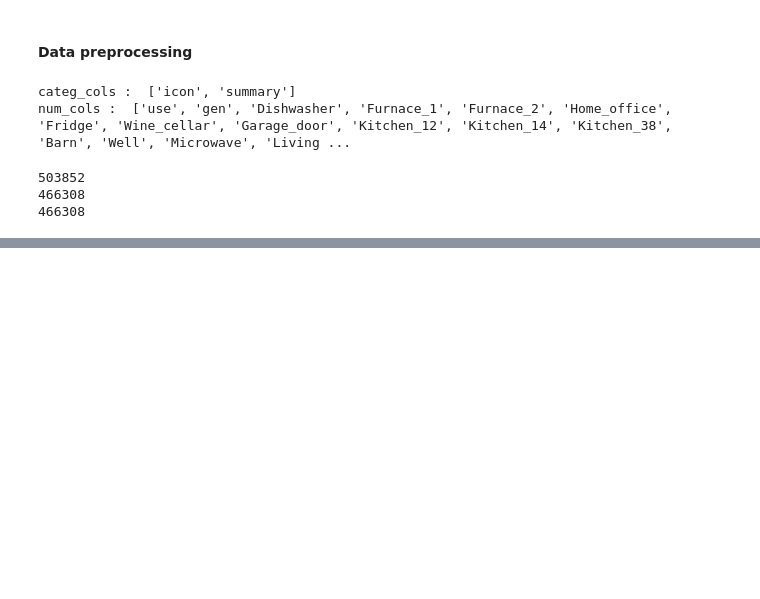
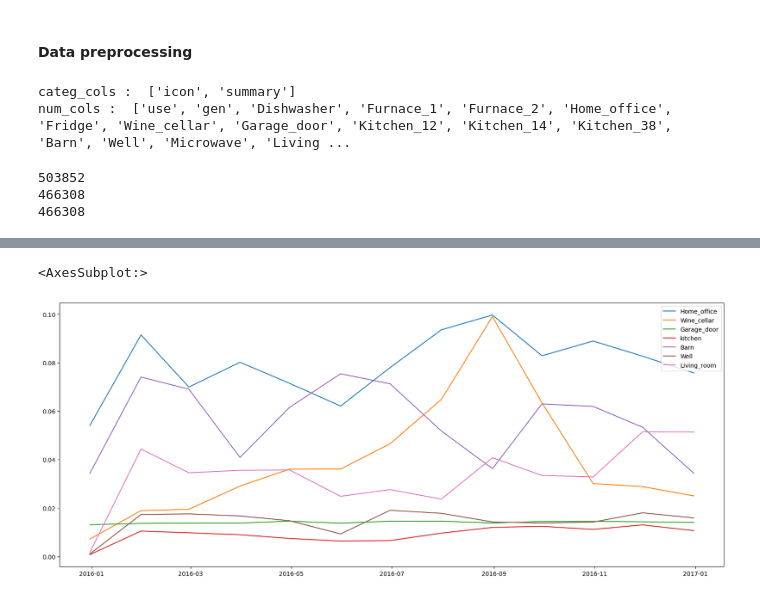
Before and after one commit to pndang/digital-bouncers, a Jupyter notebook: explore.ipynb, the cells around one changed output, grey strips where cells are left out. Saved outputs shown, nothing was run; the diff lists cells and outputs as text; code cells hidden in the pictures; blank space fills up the shorter version.

```diff
--- a/explore.ipynb
+++ b/explore.ipynb
@@ -96,0 +107,12 @@ print(len(df))
+# %%
+rooms_energy_cols = ['Home_office', 'Wine_cellar','Garage_door',
+                       'kitchen', 'Barn', 'Well','Living_room']
+
+rooms_energy_per_month = df[rooms_energy_cols].resample('M').mean()
+
+plt.figure(figsize=(20,8))
+
+sns.lineplot(data=rooms_energy_per_month, dashes=False);
+# %% [output]
+<AxesSubplot:>
+[figure, added]
```
Also changed, not shown: parts of 6 cells of this notebook.
